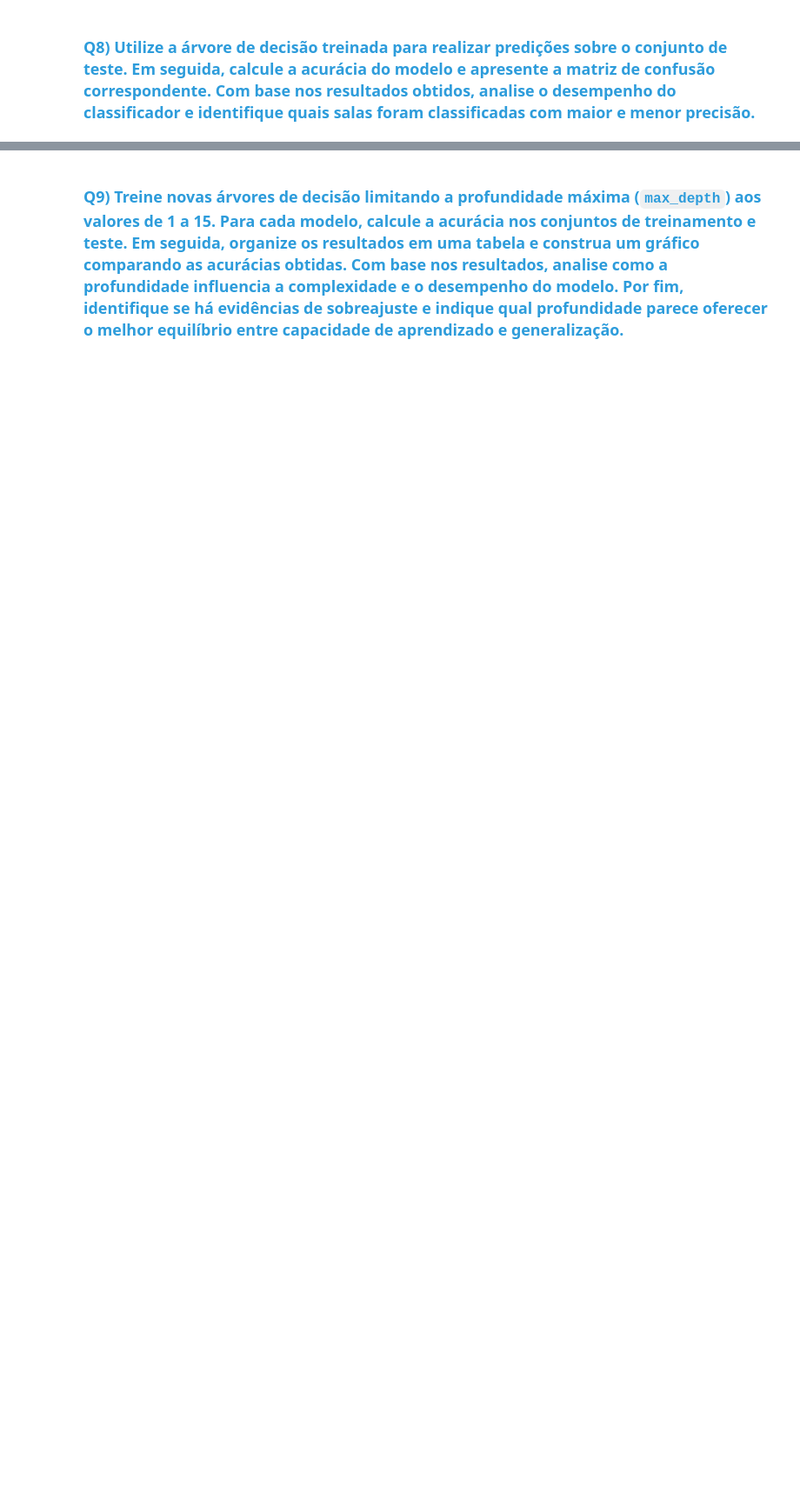
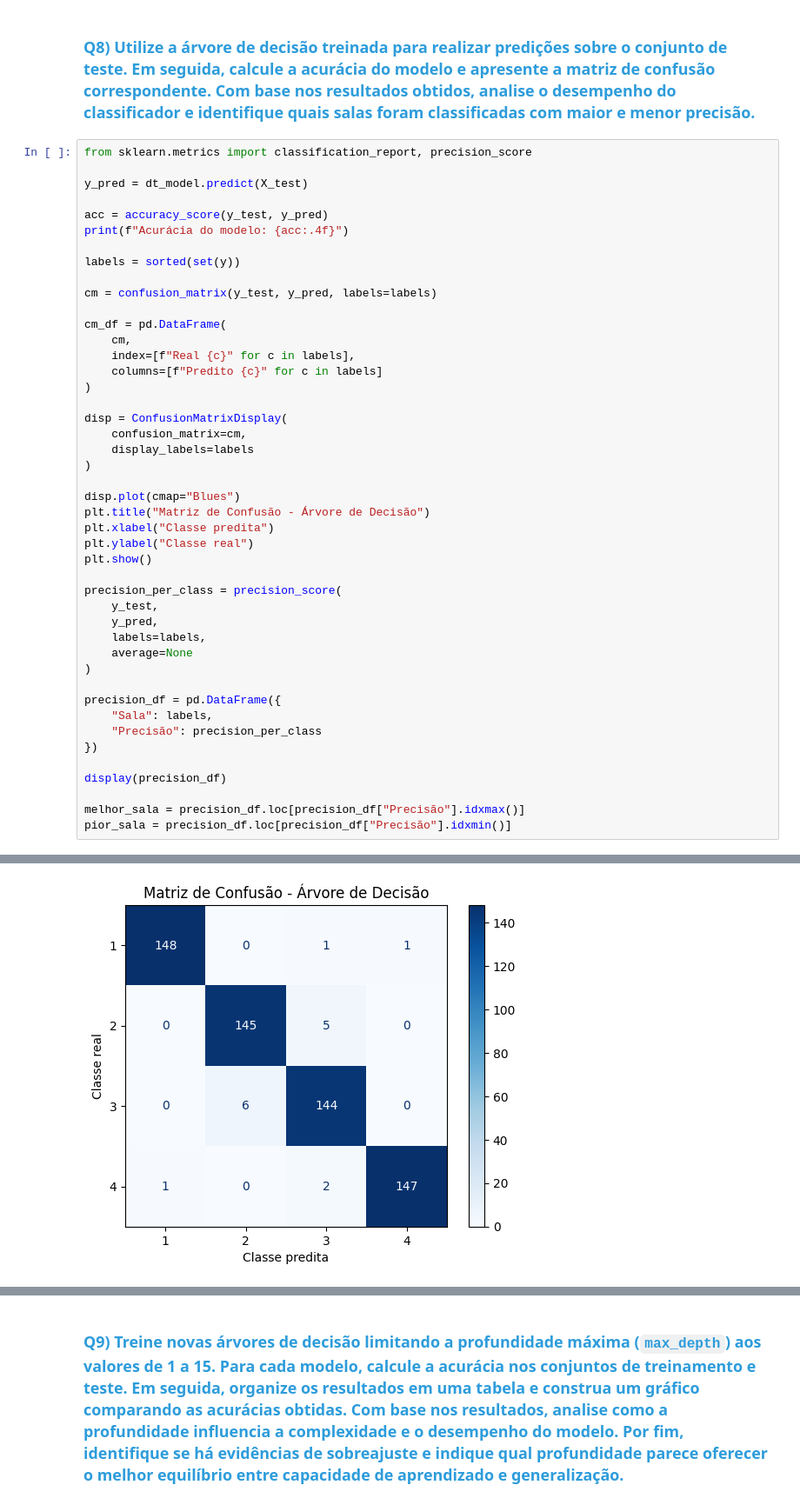
Before and after one commit to RennowT/C318, a Jupyter notebook: C318_2026_1_Atividade_06_1954.ipynb, the cells around one changed output, grey strips where cells are left out. Shown at 87% size. Saved outputs shown, nothing was run; the diff lists cells and outputs as text; blank space fills up the shorter version.

```diff
--- a/C318_2026_1_Atividade_06_1954.ipynb
+++ b/C318_2026_1_Atividade_06_1954.ipynb
@@ -81,2 +347,48 @@ As árvores de decisão são algoritmos de aprendizado supervisionado utilizados
 # %% [markdown]
 ### <font color='#2D9CDB'>Q8) Utilize a árvore de decisão treinada para realizar predições sobre o conjunto de teste. Em seguida, calcule a acurácia do modelo e apresente a matriz de confusão correspondente. Com base nos resultados obtidos, analise o desempenho do classificador e identifique quais salas foram classificadas com maior e menor precisão.</font>
+# %%
+from sklearn.metrics import classification_report, precision_score
+
+y_pred = dt_model.predict(X_test)
+
+acc = accuracy_score(y_test, y_pred)
+print(f"Acurácia do modelo: {acc:.4f}")
+
+labels = sorted(set(y))
+
+cm = confusion_matrix(y_test, y_pred, labels=labels)
+
+cm_df = pd.DataFrame(
+    cm,
+    index=[f"Real {c}" for c in labels],
+    columns=[f"Predito {c}" for c in labels]
+)
+
+disp = ConfusionMatrixDisplay(
+    confusion_matrix=cm,
+    display_labels=labels
+)
+
+disp.plot(cmap="Blues")
+plt.title("Matriz de Confusão - Árvore de Decisão")
+plt.xlabel("Classe predita")
+plt.ylabel("Classe real")
+plt.show()
+
+precision_per_class = precision_score(
+    y_test,
+    y_pred,
+    labels=labels,
+    average=None
+)
+
+precision_df = pd.DataFrame({
+    "Sala": labels,
+    "Precisão": precision_per_class
+})
+
+display(precision_df)
+
+melhor_sala = precision_df.loc[precision_df["Precisão"].idxmax()]
+pior_sala = precision_df.loc[precision_df["Precisão"].idxmin()]
+# %% [output]
@@ -82,0 +396 @@ As árvores de decisão são algoritmos de aprendizado supervisionado utilizados
+[figure, added]
```
Also changed, not shown: parts of 22 cells of this notebook.
